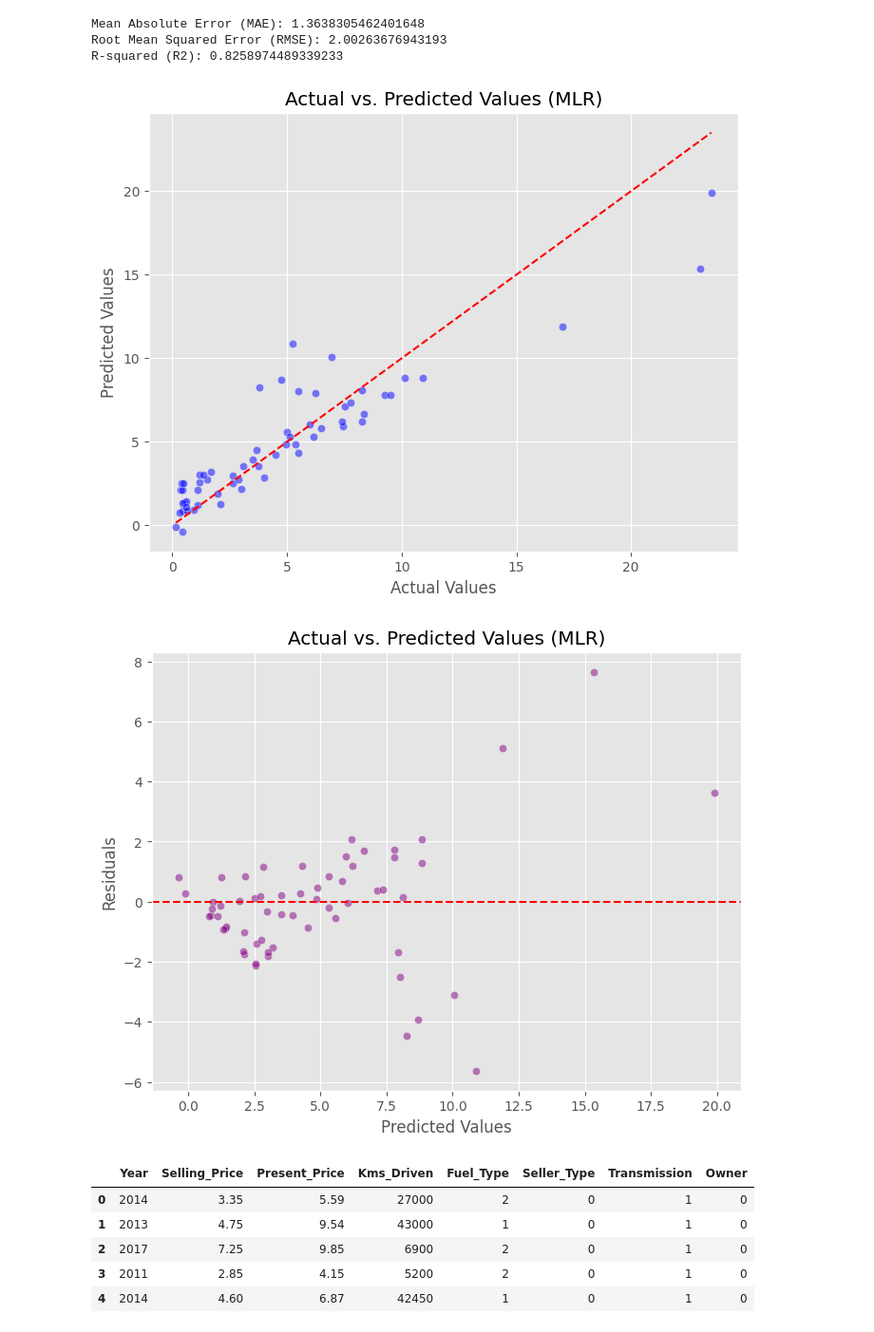
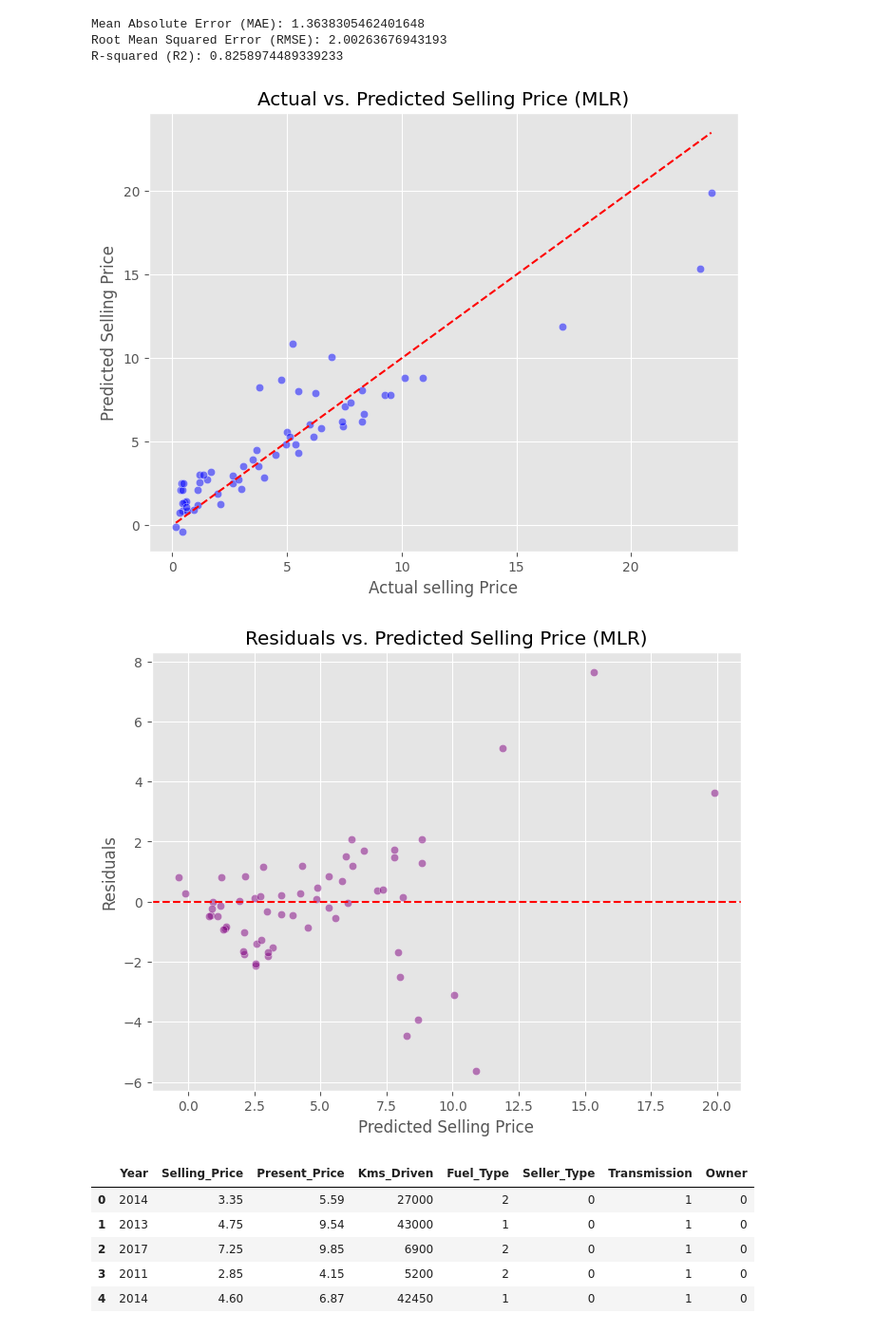
Before and after one commit to Abadi-kfupm/cars_data, a Jupyter notebook: EM502Project.ipynb, the cells around one changed output. Shown at 95% size. Cells and saved outputs as stored; diff of their text form; code cells hidden in the pictures.

```diff
--- a/EM502Project.ipynb
+++ b/EM502Project.ipynb
@@ -567,7 +586,7 @@ print(mlr_model1.intercept_)
 -893.1959328776992
 # %%
 # The multible regression model (or by following python text prediction and suggestion) is given by :
-Model1_Predect = mlr_model1.intercept_ + mlr_model1.coef_[0] * inputs1_test['Year'] + mlr_model1.coef_[1] *  inputs1_test['Present_Price'] + mlr_model1.coef_[2] * inputs1_test['Kms_Driven']
+Model1_Predict = mlr_model1.intercept_ + mlr_model1.coef_[0] * inputs1_test['Year'] + mlr_model1.coef_[1] *  inputs1_test['Present_Price'] + mlr_model1.coef_[2] * inputs1_test['Kms_Driven']
 # %%
 # Input testing data (20%) with their columns and index number
 print(inputs1_test)
@@ -645,24 +654,24 @@ R-squared (R2): 0.8258974489339233
 # %%
-# Scatter plot of Actual vs. Predicted values
+# Scatter plot of Actual vs. Predicted Selling Price
 plt.figure(figsize=(8, 6))
-sns.scatterplot(x=outputs1_test, y= Model1_Predect, color='blue', alpha=0.5)
+sns.scatterplot(x=outputs1_test, y= Model1_Predict, color='blue', alpha=0.5)
 plt.plot([outputs1_test.min(), outputs1_test.max()], [outputs1_test.min(), outputs1_test.max()], color='red', linestyle='--')  # Identity line
-plt.xlabel('Actual Values')
-plt.ylabel('Predicted Values')
-plt.title('Actual vs. Predicted Values (MLR)')
+plt.xlabel('Actual selling Price')
+plt.ylabel('Predicted Selling Price')
+plt.title('Actual vs. Predicted Selling Price (MLR)')
 plt.show()
 # %% [output]
-[figure, old version]
+[figure, new version]
 # %%
 # Residual Plot
-residuals = outputs1_test - Model1_Predect
+residuals = outputs1_test - Model1_Predict
 plt.figure(figsize=(8, 6))
-sns.scatterplot(x=Model1_Predect, y=residuals, color='purple', alpha=0.5)
+sns.scatterplot(x=Model1_Predict, y=residuals, color='purple', alpha=0.5)
 plt.axhline(y=0, color='red', linestyle='--')
-plt.xlabel('Predicted Values')
+plt.xlabel('Predicted Selling Price')
 plt.ylabel('Residuals')
 plt.title('Residual Plot')
-plt.title('Actual vs. Predicted Values (MLR)')
+plt.title('Residuals vs. Predicted Selling Price (MLR)')
 plt.show()
 # %% [output]
-[figure, old version]
+[figure, new version]
```
Also changed, not shown: parts of 45 cells of this notebook.
